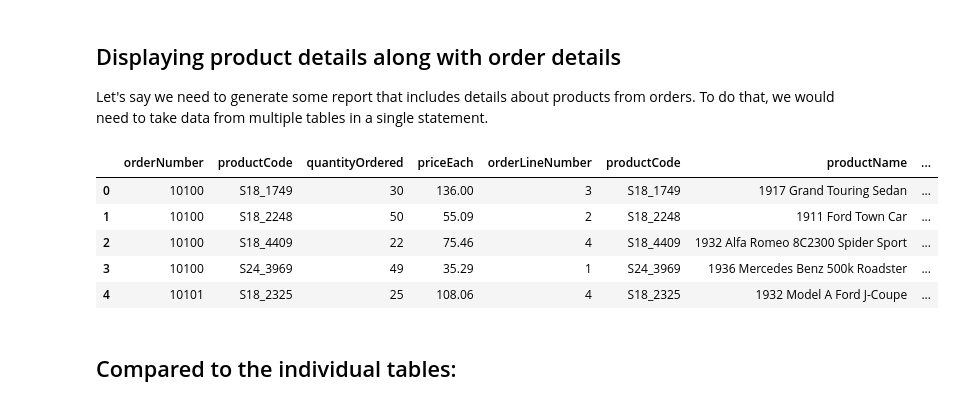
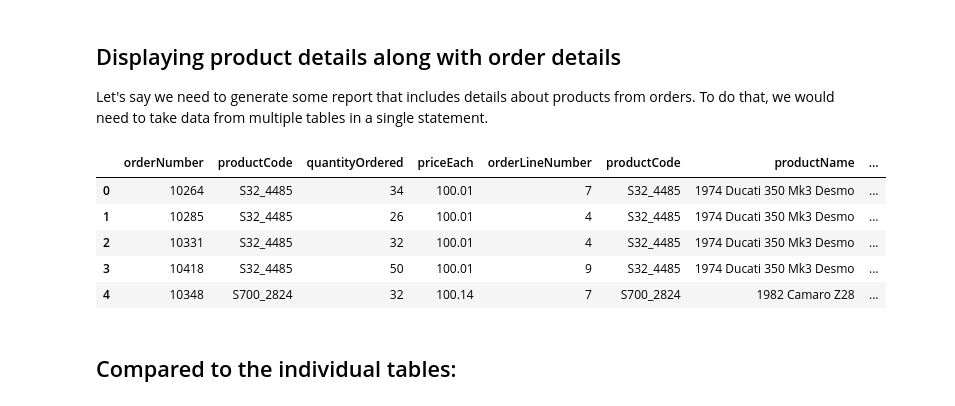
Before and after one commit to Botafogo1894/dsc-1-05-10-join-statements-nyc-career-ds-102218, a Jupyter notebook: index.ipynb, the cells around one changed output. Saved outputs shown, nothing was run; the diff lists cells and outputs as text; code cells hidden in the pictures.

```diff
--- a/index.ipynb
+++ b/index.ipynb
@@ -26,20 +26,20 @@ Let's say we need to generate some report that includes details about products f
 # %%
 cur.execute("""select * from orderdetails as ord
                         join products as pro
                         on ord.productCode = pro.productCode
-                        order by pri
+                        order by priceEach des
                         limit 10;
                        """)
 df = pd.DataFrame(cur.fetchall()) #Take results and create dataframe
 df.columns = [i[0] for i in cur.description]
 df.head()
 # %% [output]
 |  | orderNumber | productCode | quantityOrdered | priceEach | orderLineNumber | productCode | productName | ... |
-| 0 | 10100 | S18_1749 | 30 | 136.00 | 3 | S18_1749 | 1917 Grand Touring Sedan | ... |
-| 1 | 10100 | S18_2248 | 50 | 55.09 | 2 | S18_2248 | 1911 Ford Town Car | ... |
-| 2 | 10100 | S18_4409 | 22 | 75.46 | 4 | S18_4409 | 1932 Alfa Romeo 8C2300 Spider Sport | ... |
-| 3 | 10100 | S24_3969 | 49 | 35.29 | 1 | S24_3969 | 1936 Mercedes Benz 500k Roadster | ... |
-| 4 | 10101 | S18_2325 | 25 | 108.06 | 4 | S18_2325 | 1932 Model A Ford J-Coupe | ... |
+| 0 | 10264 | S32_4485 | 34 | 100.01 | 7 | S32_4485 | 1974 Ducati 350 Mk3 Desmo | ... |
+| 1 | 10285 | S32_4485 | 26 | 100.01 | 4 | S32_4485 | 1974 Ducati 350 Mk3 Desmo | ... |
+| 2 | 10331 | S32_4485 | 32 | 100.01 | 4 | S32_4485 | 1974 Ducati 350 Mk3 Desmo | ... |
+| 3 | 10418 | S32_4485 | 50 | 100.01 | 9 | S32_4485 | 1974 Ducati 350 Mk3 Desmo | ... |
+| 4 | 10348 | S700_2824 | 32 | 100.14 | 7 | S700_2824 | 1982 Camaro Z28 | ... |
 # %% [markdown]
 ## Compared to the individual tables:
 # %% [markdown]
```
